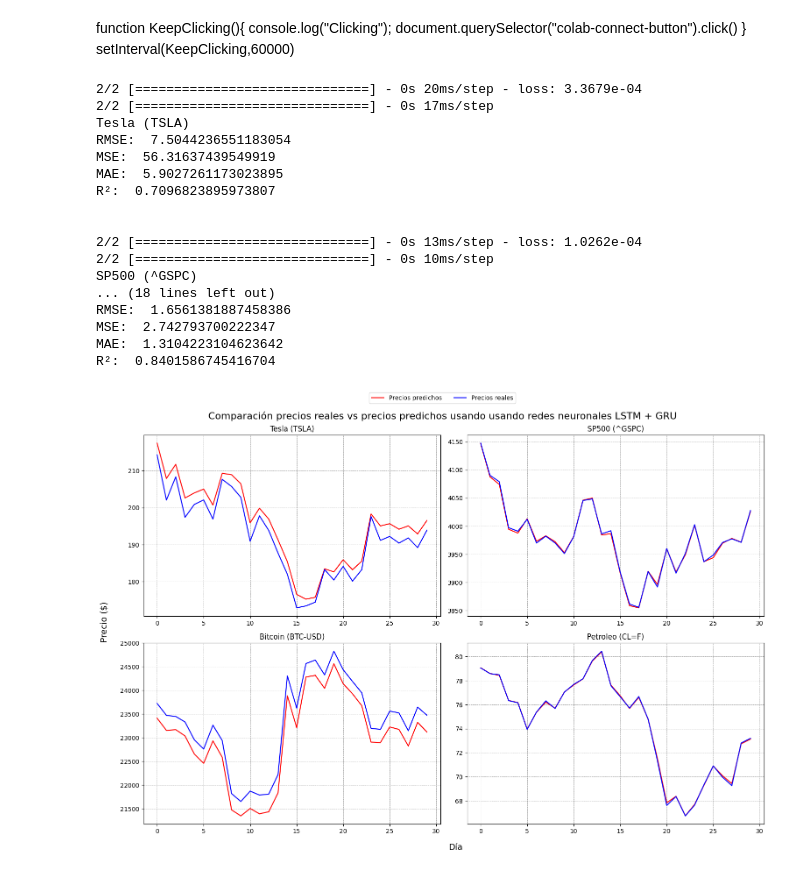
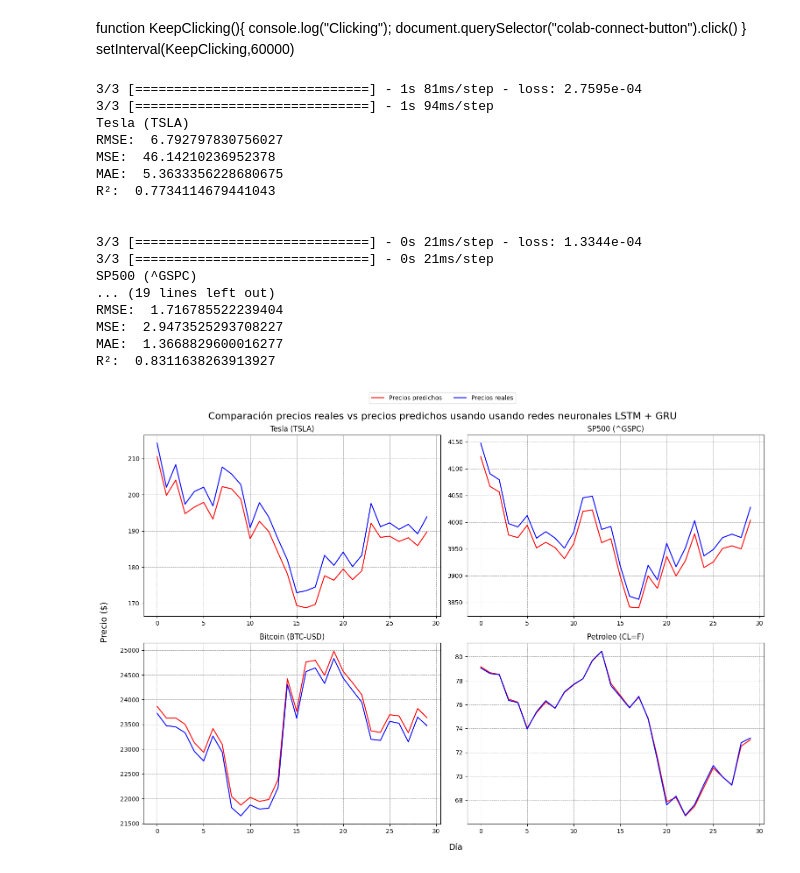
Before and after one commit to samuelvaler/TFM-PRICE-PREDICTION, a Jupyter notebook: Predicciones_2023/TFM_2010_2023.ipynb, the cells around one changed output. Drawn from its saved outputs; the diff is of its cells as text; code cells hidden in the pictures.

```diff
--- a/Predicciones_2023/TFM_2010_2023.ipynb
+++ b/Predicciones_2023/TFM_2010_2023.ipynb
@@ -30,7 +30,7 @@ Definimos las fechas de inicio y fin de train y test
 fecha_inicio_train = '2010-01-01'
 fecha_fin_train = '2023-01-01'
 fecha_inicio_test = '2023-01-02'
-fecha_fin_test = '2023-05-01'
+fecha_fin_test = '2023-06-01'
 # %% [markdown]
 Obtenemos los datos de train
 # %%
@@ -1132,6 +1048,8 @@ y_petroleo_t, x_petroleo_t = create_time_series_dataset(datos_petroleo_test, pas
 def create_lstm_gru(units, activation):
     model = Sequential()
     model.add(LSTM(units=units, activation=activation, input_shape=(None, 1), return_sequences=True))
+    model.add(LSTM(units=units, activation=activation, return_sequences=True))
+    model.add(GRU(units=units, activation=activation, return_sequences=True))
     model.add(GRU(units=units, activation=activation, return_sequences=False))
     model.add(Dense(units=1))
     model.compile(optimizer='adam', loss='mean_squared_error')
@@ -1144,9 +1062,10 @@ lstm_gru_bitcoin = KerasRegressor(build_fn=create_lstm_gru)
 lstm_gru_petroleo = KerasRegressor(build_fn=create_lstm_gru)
 
 param_grid = {
-    'units': [4, 8, 16, 32, 64, 128, 256, 512],
+    'units': [6, 12, 24, 36, 64, 128, 256, 512],
     'activation': ['relu', 'sigmoid']
 }
+
 
 grid_search_tesla = GridSearchCV(estimator=lstm_gru_tesla, param_grid=param_grid, cv=3, scoring='r2', verbose=1)
 grid_search_sp500 = GridSearchCV(estimator=lstm_gru_sp500, param_grid=param_grid, cv=3, scoring='r2', verbose=1)
@@ -1200,7 +1119,6 @@ lstm_gru_tesla = Sequential()
 lstm_gru_tesla.add(LSTM(units = grid_search_tesla.best_params_['units'], activation = grid_search_tesla.best_params_['activation'], input_shape = (None, 1), return_sequences=True))
 lstm_gru_tesla.add(GRU(units = grid_search_tesla.best_params_['units'], activation = grid_search_tesla.best_params_['activation'], return_sequences=False))
 lstm_gru_tesla.add(Dense(units = 1))
-
 lstm_gru_tesla.compile(optimizer = 'adam', loss = 'mean_squared_error')
 history = lstm_gru_tesla.fit(x_train_tesla, y_train_tesla, epochs=200, batch_size=32, verbose = False)
 score = lstm_gru_tesla.evaluate(x_tesla_t, y_tesla_t, batch_size=32)
@@ -1210,6 +1128,8 @@ save_model(lstm_gru_tesla, 'lstm_gru_tesla.h5')
 
 lstm_gru_sp500 = Sequential()
 lstm_gru_sp500.add(LSTM(units = grid_search_sp500.best_params_['units'], activation = grid_search_sp500.best_params_['activation'], input_shape = (None, 1), return_sequences=True))
+lstm_gru_sp500.add(LSTM(units = grid_search_sp500.best_params_['units'], activation = grid_search_sp500.best_params_['activation'], return_sequences=True))
+lstm_gru_sp500.add(GRU(units = grid_search_sp500.best_params_['units'], activation = grid_search_sp500.best_params_['activation'], return_sequences=True))
 lstm_gru_sp500.add(GRU(units = grid_search_sp500.best_params_['units'], activation = grid_search_sp500.best_params_['activation'], return_sequences=False))
 lstm_gru_sp500.add(Dense(units = 1))
 lstm_gru_sp500.compile(optimizer='adam', loss='mean_squared_error')
@@ -1228,47 +1148,47 @@ history = lstm_gru_bitcoin.fit(x_train_bitcoin, y_train_bitcoin, epochs=200, bat
 score = lstm_gru_bitcoin.evaluate(x_bitcoin_t, y_bitcoin_t, batch_size=32)
 y_pred_bitcoin_t = lstm_gru_bitcoin.predict(x_bitcoin_t)
 evaluate_model(y_pred_bitcoin_t, y_bitcoin_t, "Bitcoin (BTC-USD)", axs[1, 0], scaler_bitcoin)
 save_model(lstm_gru_bitcoin, 'lstm_gru_bitcoin.h5')
 
 
 lstm_gru_petroleo = Sequential()
 lstm_gru_petroleo.add(LSTM(units = grid_search_petroleo.best_params_['units'], activation = grid_search_petroleo.best_params_['activation'], input_shape = (None, 1), return_sequences=True))
 lstm_gru_petroleo.add(GRU(units = grid_search_petroleo.best_params_['units'], activation = grid_search_petroleo.best_params_['activation'], return_sequences=False))
 lstm_gru_petroleo.add(Dense(units = 1))
 lstm_gru_petroleo.compile(optimizer='adam', loss='mean_squared_error')
 history = lstm_gru_petroleo.fit(x_train_petroleo, y_train_petroleo, epochs=200, batch_size=32, verbose = False)
 score = lstm_gru_petroleo.evaluate(x_petroleo_t, y_petroleo_t, batch_size=32)
 y_pred_petroleo_t = lstm_gru_petroleo.predict(x_petroleo_t)
 evaluate_model(y_pred_petroleo_t, y_petroleo_t, "Petroleo (CL=F)", axs[1, 1], scaler_petroleo)
 save_model(lstm_gru_petroleo, 'lstm_gru_petroleo.h5')
 
 
 fig.text(0.52, -0.02, 'Día', ha='center', fontsize=14)
 fig.text(-0.02, 0.5, 'Precio ($)', va='center', rotation='vertical', fontsize=14)
 fig.suptitle('Comparación precios reales vs precios predichos usando usando redes neuronales LSTM + GRU', fontsize=16)
 fig.legend(['Precios predichos', 'Precios reales'], loc='upper center', bbox_to_anchor=(0.5, 1.03), ncol=4)  # añade leyenda general para todo el gráfico
 
 plt.tight_layout()
 plt.show()
 # %% [output]
-2/2 [==============================] - 0s 20ms/step - loss: 3.3679e-04
-2/2 [==============================] - 0s 17ms/step
+3/3 [==============================] - 1s 81ms/step - loss: 2.7595e-04
+3/3 [==============================] - 1s 94ms/step
 Tesla (TSLA)
-RMSE:  7.5044236551183054
-MSE:  56.31637439549919
-MAE:  5.9027261173023895
-R²:  0.7096823895973807
+RMSE:  6.792797830756027
+MSE:  46.14210236952378
+MAE:  5.3633356228680675
+R²:  0.7734114679441043
 
 
-2/2 [==============================] - 0s 13ms/step - loss: 1.0262e-04
-2/2 [==============================] - 0s 10ms/step
+3/3 [==============================] - 0s 21ms/step - loss: 1.3344e-04
+3/3 [==============================] - 0s 21ms/step
 SP500 (^GSPC)
-... (18 lines left out)
-RMSE:  1.6561381887458386
-MSE:  2.742793700222347
-MAE:  1.3104223104623642
-R²:  0.8401586745416704
+... (19 lines left out)
+RMSE:  1.716785522239404
+MSE:  2.9473525293708227
+MAE:  1.3668829600016277
+R²:  0.8311638263913927
-[figure, old version]
+[figure, new version]
 # %%
 dias = 15
 
```
Also changed, not shown: parts of 19 cells of this notebook.
